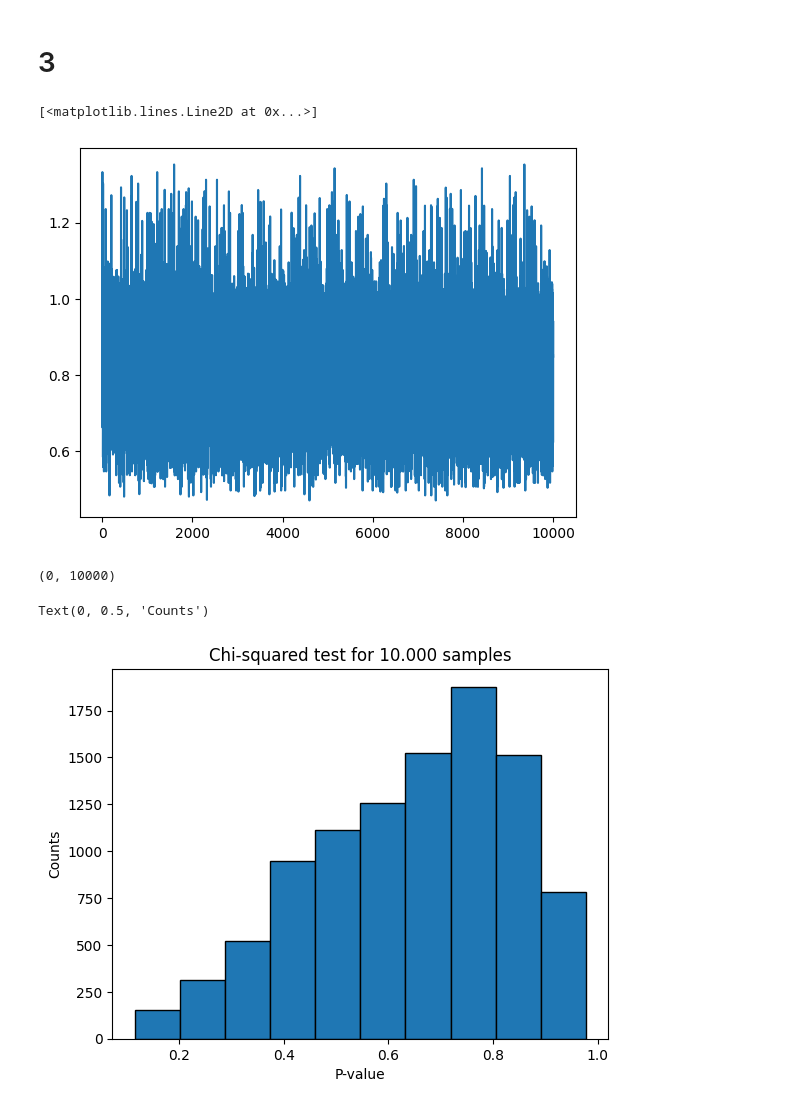
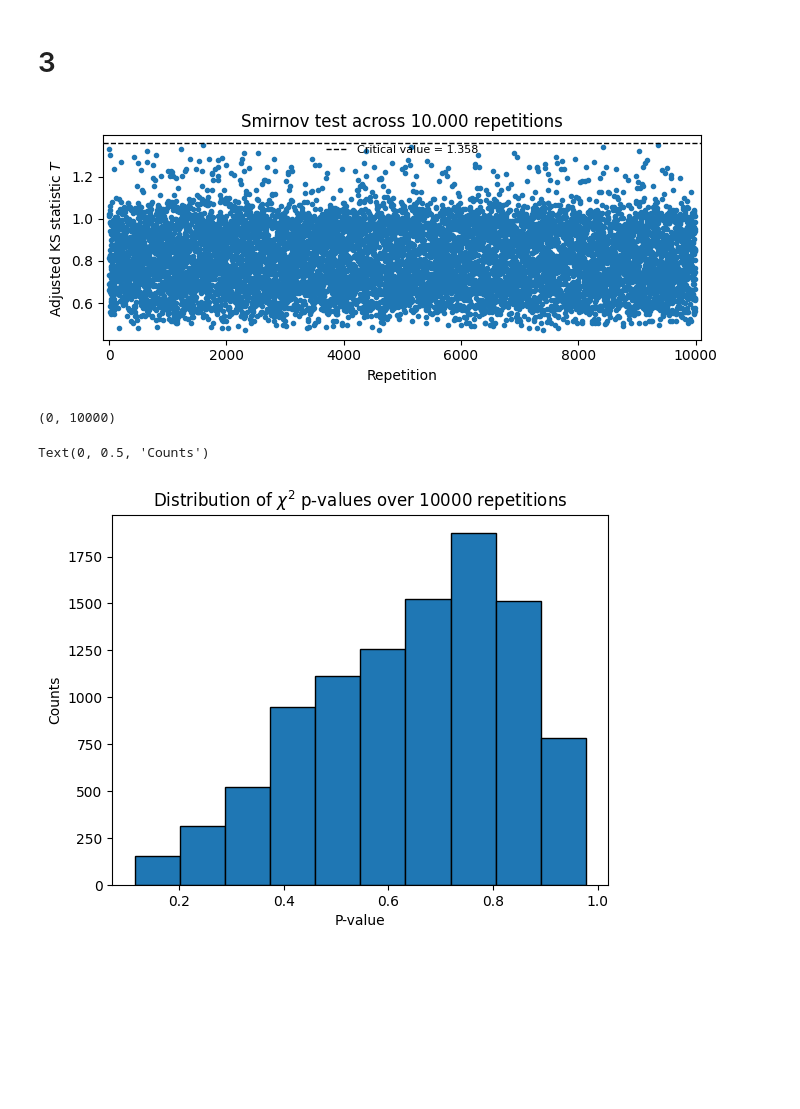
Before and after one commit to s224399/Stoc_sim_2k26, a Jupyter notebook: Exercises(week_1)/Rasmus/Exersice_1.ipynb, the cells around one changed output. Cells and saved outputs as stored; diff of their text form; code cells hidden in the pictures; blank space fills up the shorter version.

```diff
--- a/Exercises(week_1)/Rasmus/Exersice_1.ipynb
+++ b/Exercises(week_1)/Rasmus/Exersice_1.ipynb
@@ -135,21 +135,33 @@ T_smirnov = np.array(T_Smirnov)
 T_smirnov_number_of_passed = np.size(T_smirnov[T_smirnov < Critical_value])
 T_smirnov_not_passed = n - T_smirnov_number_of_passed
 # %%
-plt.plot(T_smirnov)
+fig, ax = plt.subplots(figsize=(7, 3))
+
+passed = T_smirnov < Critical_value
+ax.plot(T_smirnov, ".")
+ax.axhline(Critical_value, color="k", ls="--", lw=1, label=f"Critical value = {Critical_value}")
+
+ax.set_xlabel("Repetition")
+ax.set_ylabel("Adjusted KS statistic $T$")
+ax.set_title("Smirnov test across 10.000 repetitions")
+ax.legend(frameon=False, fontsize=8)
+ax.margins(x=0.01)
+fig.tight_layout()
+fig.savefig("smirnov.pdf", bbox_inches="tight")
+plt.show()
 # %% [output]
-[<matplotlib.lines.Line2D at 0x...>]
-[figure, old version]
+[figure, new version]
 # %%
 T_smirnov_not_passed, T_smirnov_number_of_passed
 # %% [output]
 (0, 10000)
 # %%
 plt.hist(P_CHISQ, edgecolor="black")
-plt.title("Chi-squared test for 10.000 samples")
+plt.title("Distribution of $\\chi^2$ p-values over 10000 repetitions")
 plt.xlabel("P-value")
 plt.ylabel("Counts")
 # %% [output]
 Text(0, 0.5, 'Counts')
-[figure, old version]
+[figure, new version]
 # %%
 plt.hist(P_Wald, edgecolor="black")
```
Also changed, not shown: parts of 1 cell of this notebook, 1 other file.
